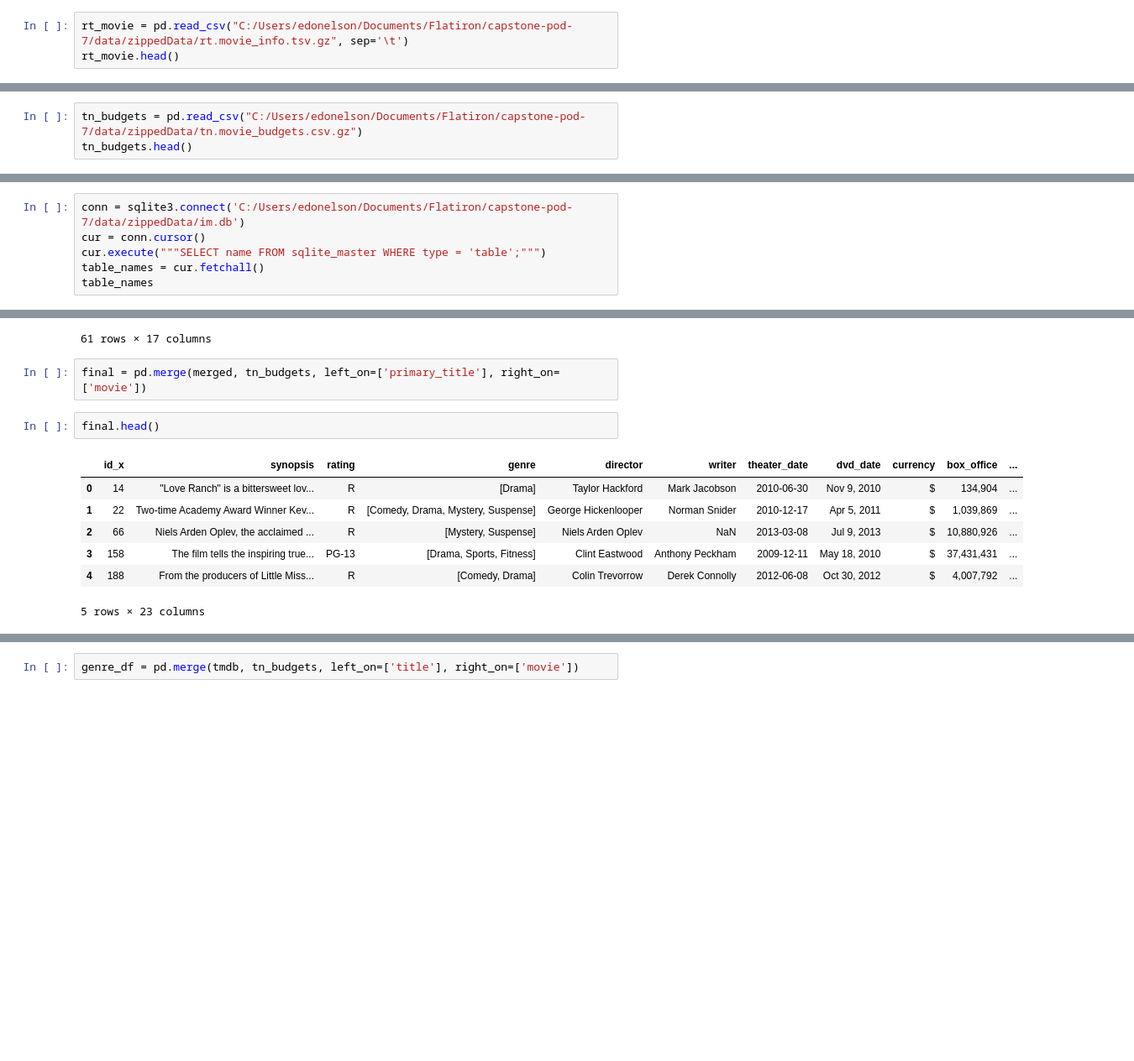
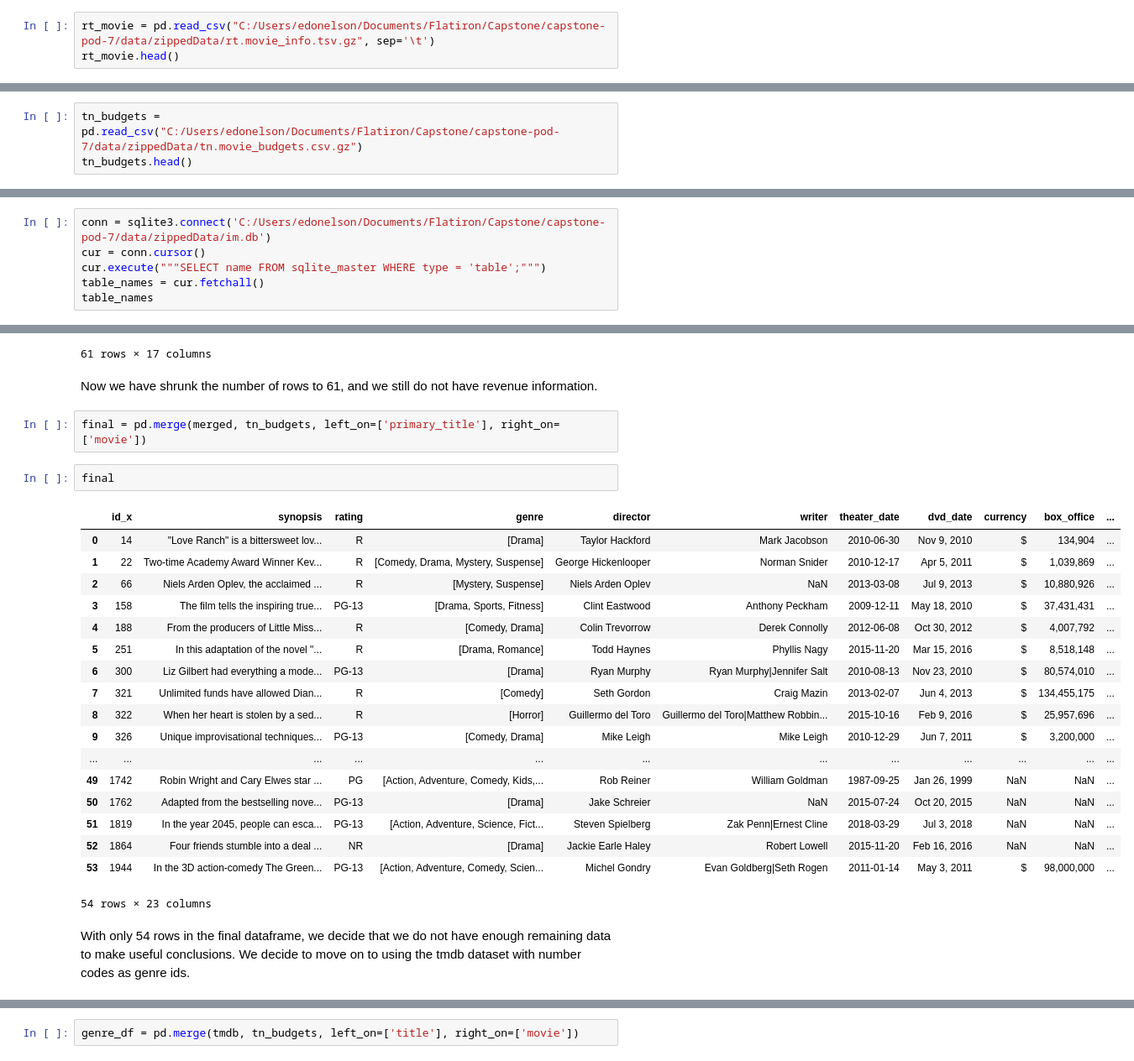
Before and after one commit to ndsecond/capstone-pod-7, a Jupyter notebook: notebooks/ej-dir/ej-ind.ipynb, the cells around one changed output, grey strips where cells are left out. Shown at 84% size. Saved outputs shown, nothing was run; the diff lists cells and outputs as text; blank space fills up the shorter version.

```diff
--- a/notebooks/ej-dir/ej-ind.ipynb
+++ b/notebooks/ej-dir/ej-ind.ipynb
@@ -25,7 +29,7 @@ bom.head()
 | 3 | Inception | WB | 292600000.0 | 535700000 | 2010 |
 | 4 | Shrek Forever After | P/DW | 238700000.0 | 513900000 | 2010 |
 # %%
-rt_movie = pd.read_csv("C:/Users/edonelson/Documents/Flatiron/capstone-pod-7/data/zippedData/rt.movie_info.tsv.gz", sep='\t')
+rt_movie = pd.read_csv("C:/Users/edonelson/Documents/Flatiron/Capstone/capstone-pod-7/data/zippedData/rt.movie_info.tsv.gz", sep='\t')
 rt_movie.head()
 # %% [output]
 |  | id | synopsis | rating | genre | director | writer | theater_date | dvd_date | currency | box_office | ... |
@@ -80,5 +61,5 @@ tmdb['popularity'].max()
 # %%
-tn_budgets = pd.read_csv("C:/Users/edonelson/Documents/Flatiron/capstone-pod-7/data/zippedData/tn.movie_budgets.csv.gz")
+tn_budgets = pd.read_csv("C:/Users/edonelson/Documents/Flatiron/Capstone/capstone-pod-7/data/zippedData/tn.movie_budgets.csv.gz")
 tn_budgets.head()
 # %% [output]
 |  | id | release_date | movie | production_budget | domestic_gross | worldwide_gross |
@@ -88,7 +69,7 @@ tn_budgets.head()
 | 3 | 4 | May 1, 2015 | Avengers: Age of Ultron | $330,600,000 | $459,005,868 | $1,403,013,963 |
 | 4 | 5 | Dec 15, 2017 | Star Wars Ep. VIII: The Last Jedi | $317,000,000 | $620,181,382 | $1,316,721,747 |
 # %%
-conn = sqlite3.connect('C:/Users/edonelson/Documents/Flatiron/capstone-pod-7/data/zippedData/im.db')
+conn = sqlite3.connect('C:/Users/edonelson/Documents/Flatiron/Capstone/capstone-pod-7/data/zippedData/im.db')
 cur = conn.cursor()
 cur.execute("""SELECT name FROM sqlite_master WHERE type = 'table';""")
 table_names = cur.fetchall()
@@ -791,15 +843,30 @@ merged.drop(index=merged[(merged.Year != merged.start_year )].index)
 | 133 | 1901 | When charismatic terrorist Adam Q... | R | [Action, Adventure, Art, House, I... | Bharat Nalluri | Samuel Vincent|Jonathan Brackley|... | 2015-12-04 | Feb 9, 2016 | NaN | NaN | ... |
 | 135 | 1944 | In the 3D action-comedy The Green... | PG-13 | [Action, Adventure, Comedy, Scien... | Michel Gondry | Evan Goldberg|Seth Rogen | 2011-01-14 | May 3, 2011 | $ | 98,000,000 | ... |
 61 rows × 17 columns
+# %% [markdown]
+Now we have shrunk the number of rows to 61, and we still do not have revenue information.
 # %%
 final = pd.merge(merged, tn_budgets, left_on=['primary_title'], right_on=['movie'])
 # %%
-final.head()
+final
 # %% [output]
 |  | id_x | synopsis | rating | genre | director | writer | theater_date | dvd_date | currency | box_office | ... |
 | 0 | 14 | "Love Ranch" is a bittersweet lov... | R | [Drama] | Taylor Hackford | Mark Jacobson | 2010-06-30 | Nov 9, 2010 | $ | 134,904 | ... |
 | 1 | 22 | Two-time Academy Award Winner Kev... | R | [Comedy, Drama, Mystery, Suspense] | George Hickenlooper | Norman Snider | 2010-12-17 | Apr 5, 2011 | $ | 1,039,869 | ... |
 | 2 | 66 | Niels Arden Oplev, the acclaimed ... | R | [Mystery, Suspense] | Niels Arden Oplev | NaN | 2013-03-08 | Jul 9, 2013 | $ | 10,880,926 | ... |
 | 3 | 158 | The film tells the inspiring true... | PG-13 | [Drama, Sports, Fitness] | Clint Eastwood | Anthony Peckham | 2009-12-11 | May 18, 2010 | $ | 37,431,431 | ... |
 | 4 | 188 | From the producers of Little Miss... | R | [Comedy, Drama] | Colin Trevorrow | Derek Connolly | 2012-06-08 | Oct 30, 2012 | $ | 4,007,792 | ... |
+| 5 | 251 | In this adaptation of the novel "... | R | [Drama, Romance] | Todd Haynes | Phyllis Nagy | 2015-11-20 | Mar 15, 2016 | $ | 8,518,148 | ... |
+| 6 | 300 | Liz Gilbert had everything a mode... | PG-13 | [Drama] | Ryan Murphy | Ryan Murphy|Jennifer Salt | 2010-08-13 | Nov 23, 2010 | $ | 80,574,010 | ... |
+| 7 | 321 | Unlimited funds have allowed Dian... | R | [Comedy] | Seth Gordon | Craig Mazin | 2013-02-07 | Jun 4, 2013 | $ | 134,455,175 | ... |
+| 8 | 322 | When her heart is stolen by a sed... | R | [Horror] | Guillermo del Toro | Guillermo del Toro|Matthew Robbin... | 2015-10-16 | Feb 9, 2016 | $ | 25,957,696 | ... |
+| 9 | 326 | Unique improvisational techniques... | PG-13 | [Comedy, Drama] | Mike Leigh | Mike Leigh | 2010-12-29 | Jun 7, 2011 | $ | 3,200,000 | ... |
+| ... | ... | ... | ... | ... | ... | ... | ... | ... | ... | ... | ... |
+| 49 | 1742 | Robin Wright and Cary Elwes star ... | PG | [Action, Adventure, Comedy, Kids,... | Rob Reiner | William Goldman | 1987-09-25 | Jan 26, 1999 | NaN | NaN | ... |
+| 50 | 1762 | Adapted from the bestselling nove... | PG-13 | [Drama] | Jake Schreier | NaN | 2015-07-24 | Oct 20, 2015 | NaN | NaN | ... |
+| 51 | 1819 | In the year 2045, people can esca... | PG-13 | [Action, Adventure, Science, Fict... | Steven Spielberg | Zak Penn|Ernest Cline | 2018-03-29 | Jul 3, 2018 | NaN | NaN | ... |
+| 52 | 1864 | Four friends stumble into a deal ... | NR | [Drama] | Jackie Earle Haley | Robert Lowell | 2015-11-20 | Feb 16, 2016 | NaN | NaN | ... |
+| 53 | 1944 | In the 3D action-comedy The Green... | PG-13 | [Action, Adventure, Comedy, Scien... | Michel Gondry | Evan Goldberg|Seth Rogen | 2011-01-14 | May 3, 2011 | $ | 98,000,000 | ... |
-5 rows × 23 columns
+54 rows × 23 columns
+# %% [markdown]
+With only 54 rows in the final dataframe, we decide that we do not have enough remaining data to make useful conclusions. We decide to move on to using the tmdb dataset with number codes as genre ids.
```
Also changed, not shown: parts of 99 cells of this notebook, 1 other file.
